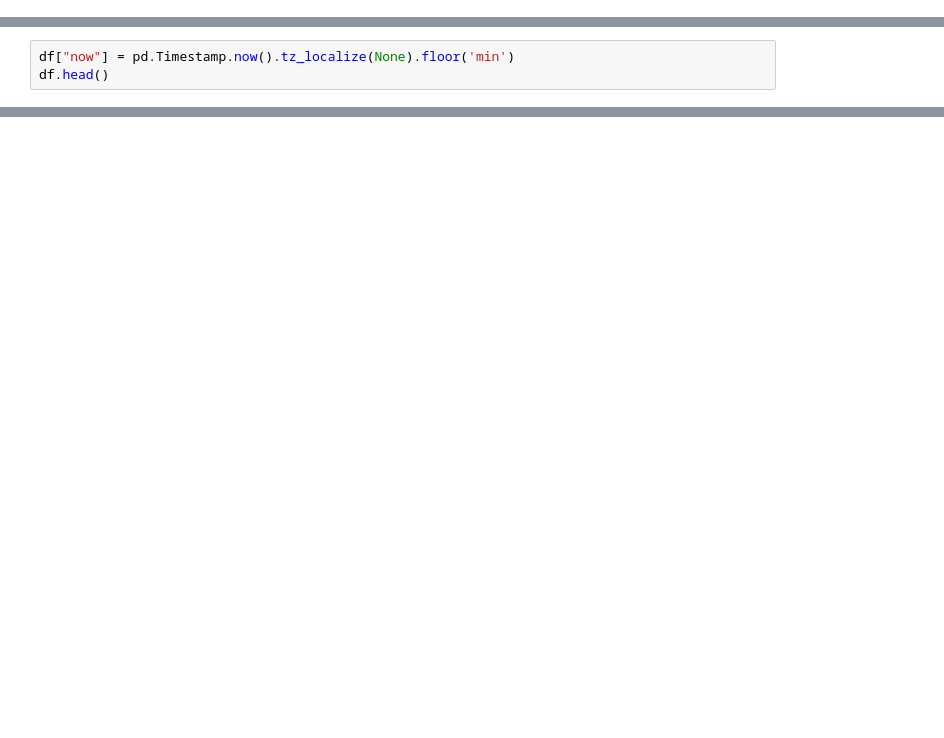
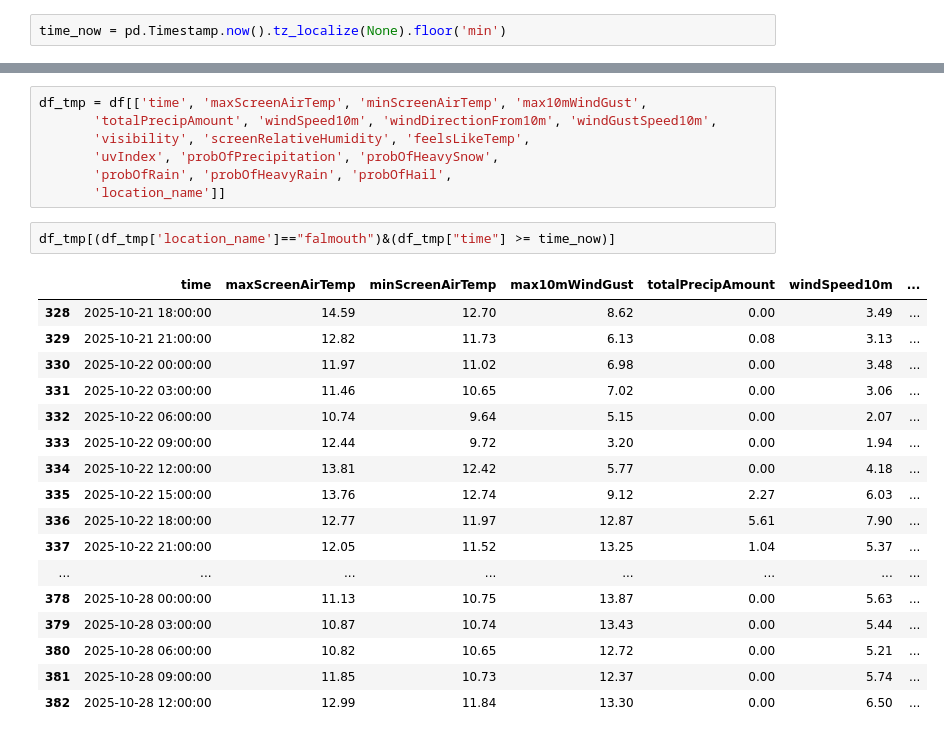
Before and after one commit to fclarke1/vis_forecast, a Jupyter notebook: notebooks/playground.ipynb, the cells around one changed output, grey strips where cells are left out. Drawn from its saved outputs; the diff is of its cells as text; blank space fills up the shorter version.

```diff
--- a/notebooks/playground.ipynb
+++ b/notebooks/playground.ipynb
@@ -20 +42,3 @@ df = met_office.update_met_data()
+# %%
+time_now = pd.Timestamp.now().tz_localize(None).floor('min')
 # %%
@@ -72,3 +54,0 @@ import pandas as pd
-# %%
-df["now"] = pd.Timestamp.now().tz_localize(None).floor('min')
-df.head()
@@ -82,0 +55,27 @@ df.head()
+# %%
+df_tmp = df[['time', 'maxScreenAirTemp', 'minScreenAirTemp', 'max10mWindGust',
+       'totalPrecipAmount', 'windSpeed10m', 'windDirectionFrom10m', 'windGustSpeed10m',
+       'visibility', 'screenRelativeHumidity', 'feelsLikeTemp',
+       'uvIndex', 'probOfPrecipitation', 'probOfHeavySnow',
+       'probOfRain', 'probOfHeavyRain', 'probOfHail',
+       'location_name']]
+# %%
+df_tmp[(df_tmp['location_name']=="falmouth")&(df_tmp["time"] >= time_now)]
+# %% [output]
+|  | time | maxScreenAirTemp | minScreenAirTemp | max10mWindGust | totalPrecipAmount | windSpeed10m | ... |
+| 328 | 2025-10-21 18:00:00 | 14.59 | 12.70 | 8.62 | 0.00 | 3.49 | ... |
+| 329 | 2025-10-21 21:00:00 | 12.82 | 11.73 | 6.13 | 0.08 | 3.13 | ... |
+| 330 | 2025-10-22 00:00:00 | 11.97 | 11.02 | 6.98 | 0.00 | 3.48 | ... |
+| 331 | 2025-10-22 03:00:00 | 11.46 | 10.65 | 7.02 | 0.00 | 3.06 | ... |
+| 332 | 2025-10-22 06:00:00 | 10.74 | 9.64 | 5.15 | 0.00 | 2.07 | ... |
+| 333 | 2025-10-22 09:00:00 | 12.44 | 9.72 | 3.20 | 0.00 | 1.94 | ... |
+| 334 | 2025-10-22 12:00:00 | 13.81 | 12.42 | 5.77 | 0.00 | 4.18 | ... |
+| 335 | 2025-10-22 15:00:00 | 13.76 | 12.74 | 9.12 | 2.27 | 6.03 | ... |
+| 336 | 2025-10-22 18:00:00 | 12.77 | 11.97 | 12.87 | 5.61 | 7.90 | ... |
+| 337 | 2025-10-22 21:00:00 | 12.05 | 11.52 | 13.25 | 1.04 | 5.37 | ... |
+| ... | ... | ... | ... | ... | ... | ... | ... |
+| 378 | 2025-10-28 00:00:00 | 11.13 | 10.75 | 13.87 | 0.00 | 5.63 | ... |
+| 379 | 2025-10-28 03:00:00 | 10.87 | 10.74 | 13.43 | 0.00 | 5.44 | ... |
+| 380 | 2025-10-28 06:00:00 | 10.82 | 10.65 | 12.72 | 0.00 | 5.21 | ... |
+| 381 | 2025-10-28 09:00:00 | 11.85 | 10.73 | 12.37 | 0.00 | 5.74 | ... |
+| 382 | 2025-10-28 12:00:00 | 12.99 | 11.84 | 13.30 | 0.00 | 6.50 | ... |
```
Also changed, not shown: parts of 10 cells of this notebook, 7 other files.
